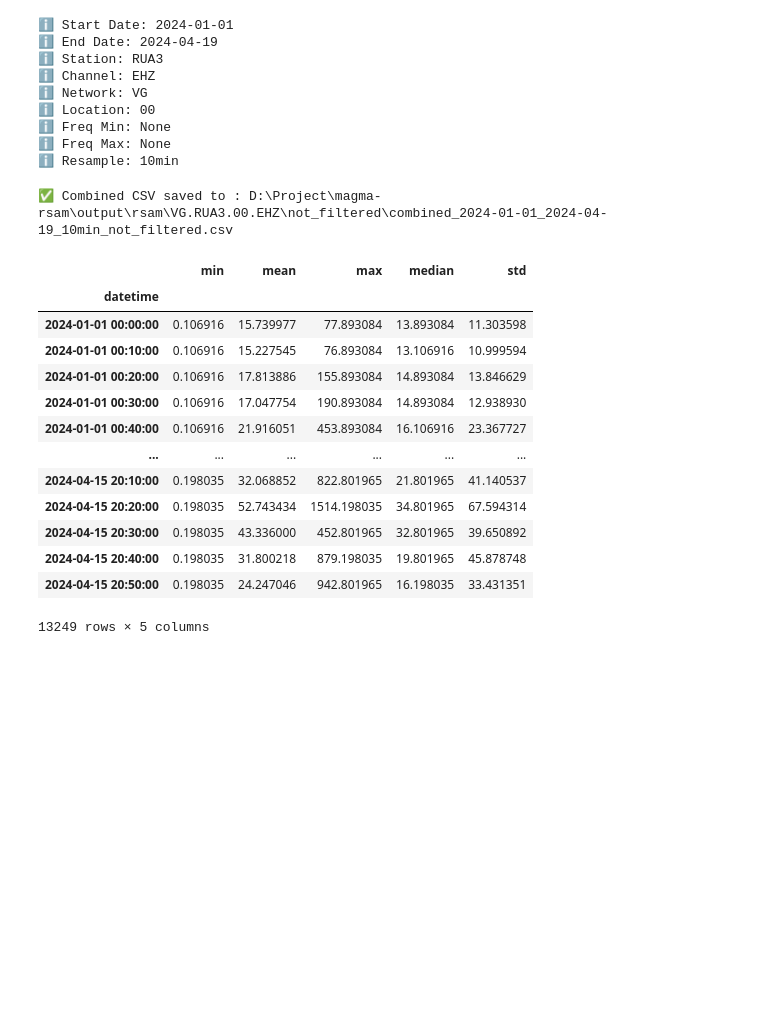
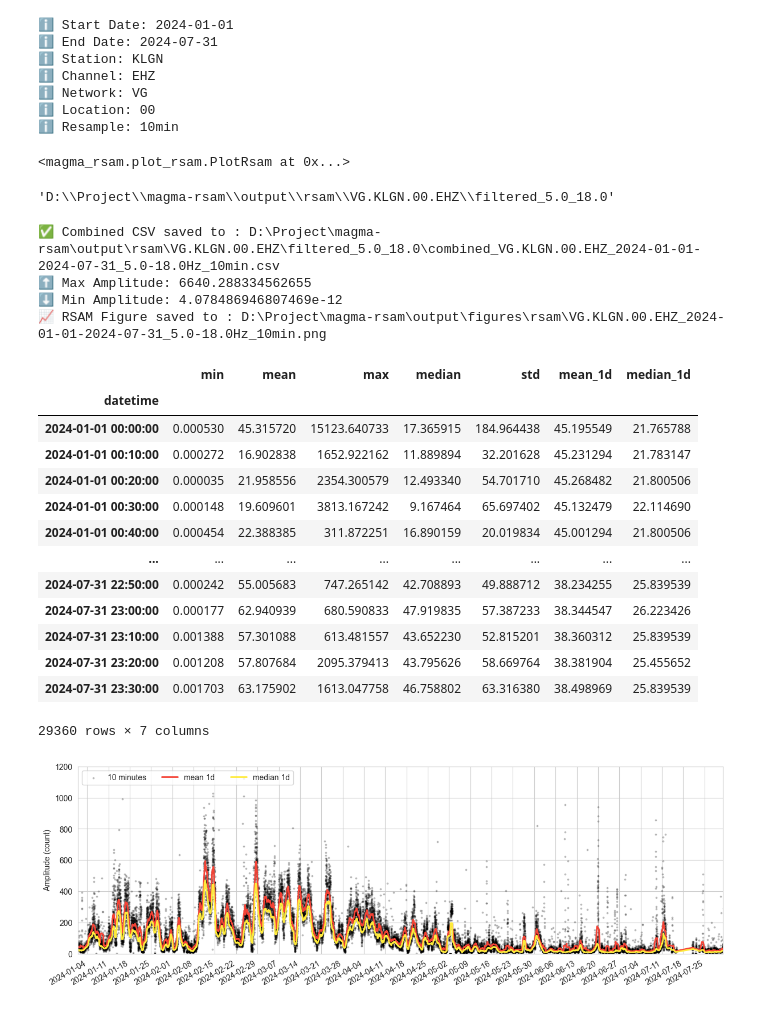
Before and after one commit to martanto/magma-rsam, a Jupyter notebook: main.ipynb, the cells around one changed output. Cells and saved outputs as stored; diff of their text form; code cells hidden in the pictures; blank space fills up the shorter version.

```diff
--- a/main.ipynb
+++ b/main.ipynb
@@ -6,6 +6,8 @@ from datetime import datetime
 import pandas as pd
 # %%
 start_date='2024-01-01'
-end_date='2024-04-19'
+end_date='2024-07-31'
+station="KLGN"
+channel="EHZ"
 # %%
 rsam = RSAM(
@@ -42,40 +46,50 @@ rsam.run()
 # %%
 plot_rsam = PlotRsam(
-    station="RUA3",
-    channel="EHZ",
+    station=station,
+    channel=channel,
     start_date=start_date,
     end_date=end_date,
-    # freq_min=5.0,
-    # freq_max=18.0
 )
 # %% [output]
 ℹ️ Start Date: 2024-01-01
-ℹ️ End Date: 2024-04-19
-ℹ️ Station: RUA3
+ℹ️ End Date: 2024-07-31
+ℹ️ Station: KLGN
 ℹ️ Channel: EHZ
 ℹ️ Network: VG
 ℹ️ Location: 00
-ℹ️ Freq Min: None
-ℹ️ Freq Max: None
 ℹ️ Resample: 10min
+# %%
+plot_rsam.with_filter(freq_min=5.0, freq_max=18.0)
+# %% [output]
+<magma_rsam.plot_rsam.PlotRsam at 0x...>
+# %%
+plot_rsam.filtered_dir
+# %% [output]
+'D:\\Project\\magma-rsam\\output\\rsam\\VG.KLGN.00.EHZ\\filtered_5.0_18.0'
 # %%
-plot_rsam.run()
+plot_rsam.set_y_lim(y_min=0, y_max=1200).run(
+    datetime_interval=7,
+)
 # %% [output]
-✅ Combined CSV saved to : D:\Project\magma-rsam\output\rsam\VG.RUA3.00.EHZ\not_filtered\combined_2024-01-01_2024-04-19_10min_not_filtered.csv
+✅ Combined CSV saved to : D:\Project\magma-rsam\output\rsam\VG.KLGN.00.EHZ\filtered_5.0_18.0\combined_VG.KLGN.00.EHZ_2024-01-01-2024-07-31_5.0-18.0Hz_10min.csv
+⬆️ Max Amplitude: 6640.288334562655
+⬇️ Min Amplitude: 4.078486946807469e-12
+📈 RSAM Figure saved to : D:\Project\magma-rsam\output\figures\rsam\VG.KLGN.00.EHZ_2024-01-01-2024-07-31_5.0-18.0Hz_10min.png
-|  | min | mean | max | median | std |
-| datetime |  |  |  |  |  |
-| 2024-01-01 00:00:00 | 0.106916 | 15.739977 | 77.893084 | 13.893084 | 11.303598 |
-| 2024-01-01 00:10:00 | 0.106916 | 15.227545 | 76.893084 | 13.106916 | 10.999594 |
-| 2024-01-01 00:20:00 | 0.106916 | 17.813886 | 155.893084 | 14.893084 | 13.846629 |
-| 2024-01-01 00:30:00 | 0.106916 | 17.047754 | 190.893084 | 14.893084 | 12.938930 |
-| 2024-01-01 00:40:00 | 0.106916 | 21.916051 | 453.893084 | 16.106916 | 23.367727 |
-| ... | ... | ... | ... | ... | ... |
-| 2024-04-15 20:10:00 | 0.198035 | 32.068852 | 822.801965 | 21.801965 | 41.140537 |
-| 2024-04-15 20:20:00 | 0.198035 | 52.743434 | 1514.198035 | 34.801965 | 67.594314 |
-| 2024-04-15 20:30:00 | 0.198035 | 43.336000 | 452.801965 | 32.801965 | 39.650892 |
-| 2024-04-15 20:40:00 | 0.198035 | 31.800218 | 879.198035 | 19.801965 | 45.878748 |
-| 2024-04-15 20:50:00 | 0.198035 | 24.247046 | 942.801965 | 16.198035 | 33.431351 |
+|  | min | mean | max | median | std | mean_1d | median_1d |
+| datetime |  |  |  |  |  |  |  |
+| 2024-01-01 00:00:00 | 0.000530 | 45.315720 | 15123.640733 | 17.365915 | 184.964438 | 45.195549 | 21.765788 |
+| 2024-01-01 00:10:00 | 0.000272 | 16.902838 | 1652.922162 | 11.889894 | 32.201628 | 45.231294 | 21.783147 |
+| 2024-01-01 00:20:00 | 0.000035 | 21.958556 | 2354.300579 | 12.493340 | 54.701710 | 45.268482 | 21.800506 |
+| 2024-01-01 00:30:00 | 0.000148 | 19.609601 | 3813.167242 | 9.167464 | 65.697402 | 45.132479 | 22.114690 |
+| 2024-01-01 00:40:00 | 0.000454 | 22.388385 | 311.872251 | 16.890159 | 20.019834 | 45.001294 | 21.800506 |
+| ... | ... | ... | ... | ... | ... | ... | ... |
+| 2024-07-31 22:50:00 | 0.000242 | 55.005683 | 747.265142 | 42.708893 | 49.888712 | 38.234255 | 25.839539 |
+| 2024-07-31 23:00:00 | 0.000177 | 62.940939 | 680.590833 | 47.919835 | 57.387233 | 38.344547 | 26.223426 |
+| 2024-07-31 23:10:00 | 0.001388 | 57.301088 | 613.481557 | 43.652230 | 52.815201 | 38.360312 | 25.839539 |
+| 2024-07-31 23:20:00 | 0.001208 | 57.807684 | 2095.379413 | 43.795626 | 58.669764 | 38.381904 | 25.455652 |
+| 2024-07-31 23:30:00 | 0.001703 | 63.175902 | 1613.047758 | 46.758802 | 63.316380 | 38.498969 | 25.839539 |
-13249 rows × 5 columns
+29360 rows × 7 columns
+[figure, added]
 # %%
 df = plot_rsam.df
 # %%
```
Also changed, not shown: parts of 6 cells of this notebook.
